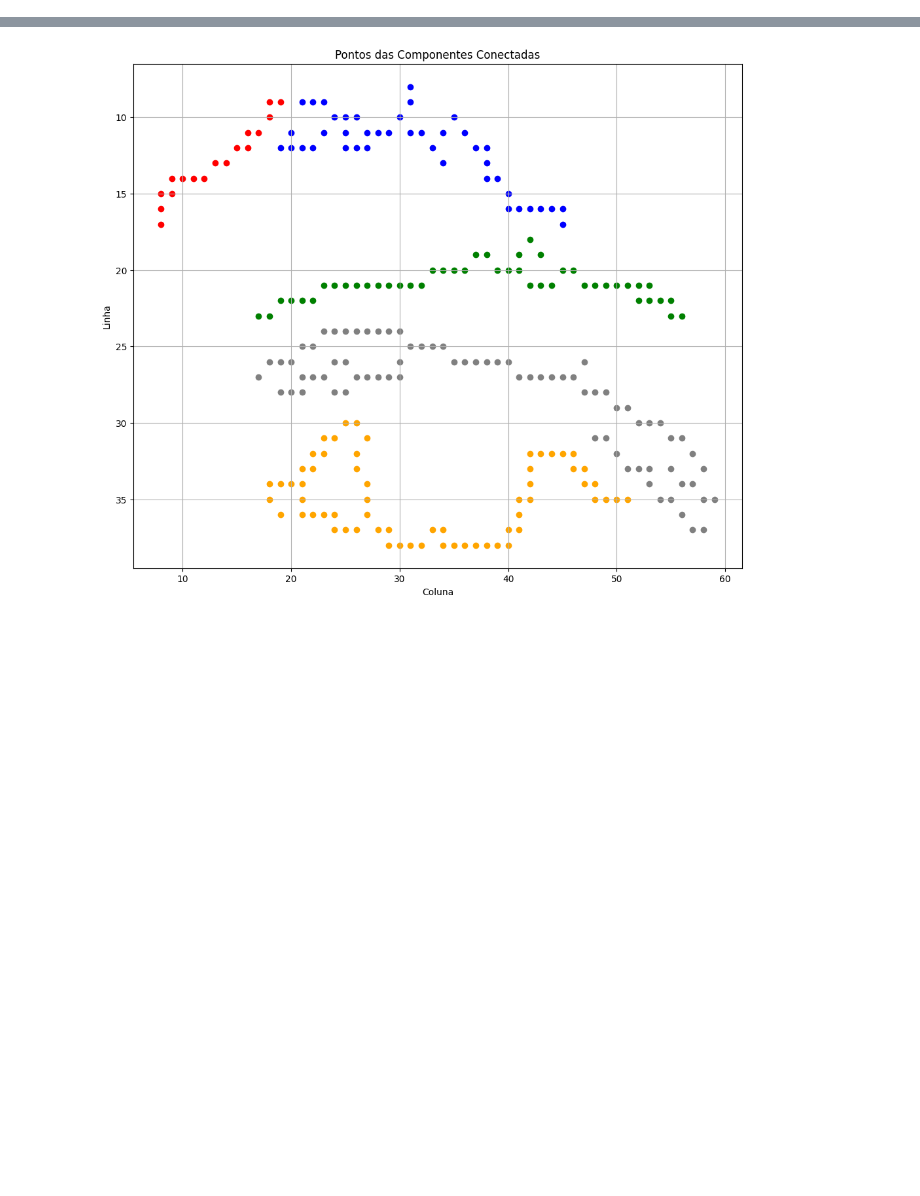
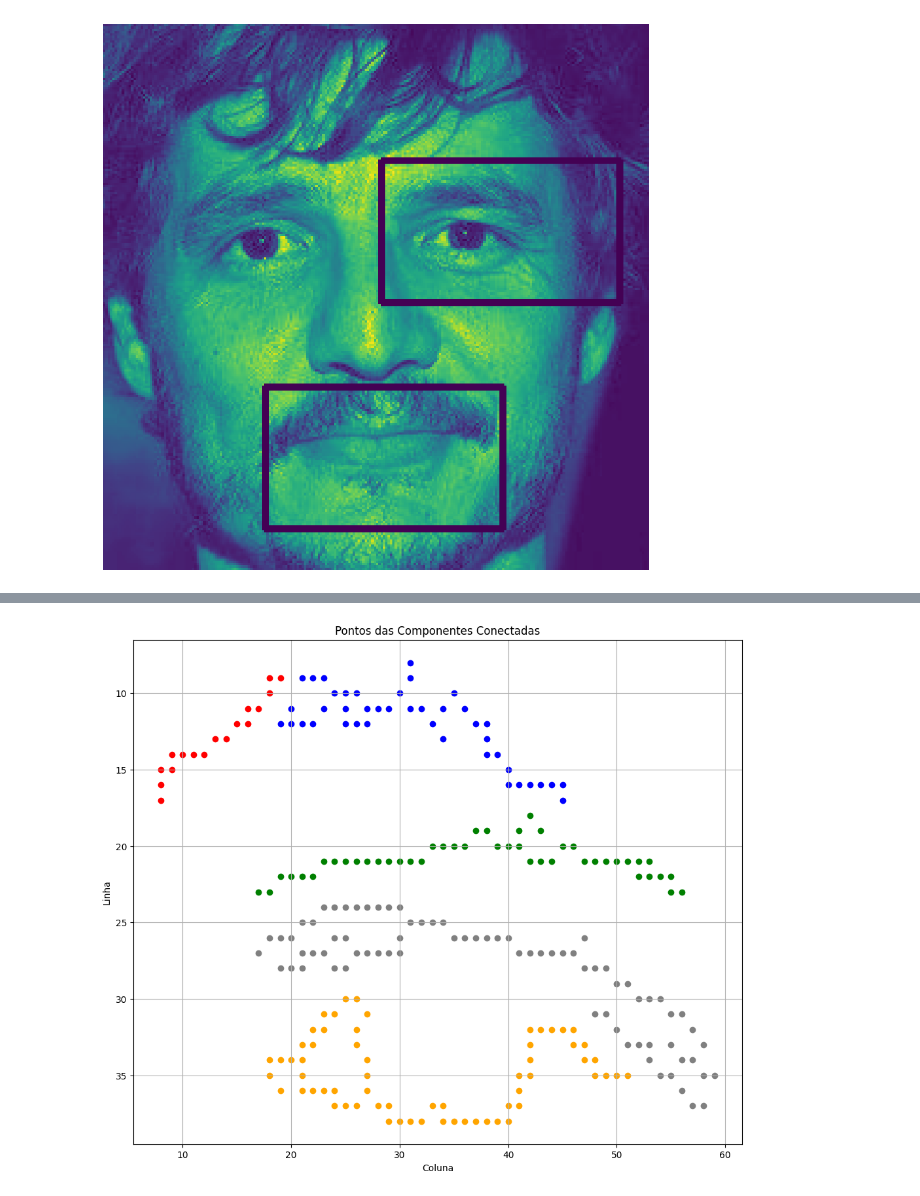
Before and after one commit to MariaLuizaLogrado/PVA, a Jupyter notebook: face_recognition.ipynb, the cells around one changed output, grey strips where cells are left out. Cells and saved outputs as stored; diff of their text form; code cells hidden in the pictures; blank space fills up the shorter version.

Commit message:
better detection of mouth and eyes

```diff
--- a/face_recognition.ipynb
+++ b/face_recognition.ipynb
@@ -148,0 +260,4 @@ Tempo8 0.10472869873046875
+# %%
+display_image(face_detect)
+# %% [output]
+[figure, added]
```
Also changed, not shown: parts of 8 cells of this notebook, 3 other files.
